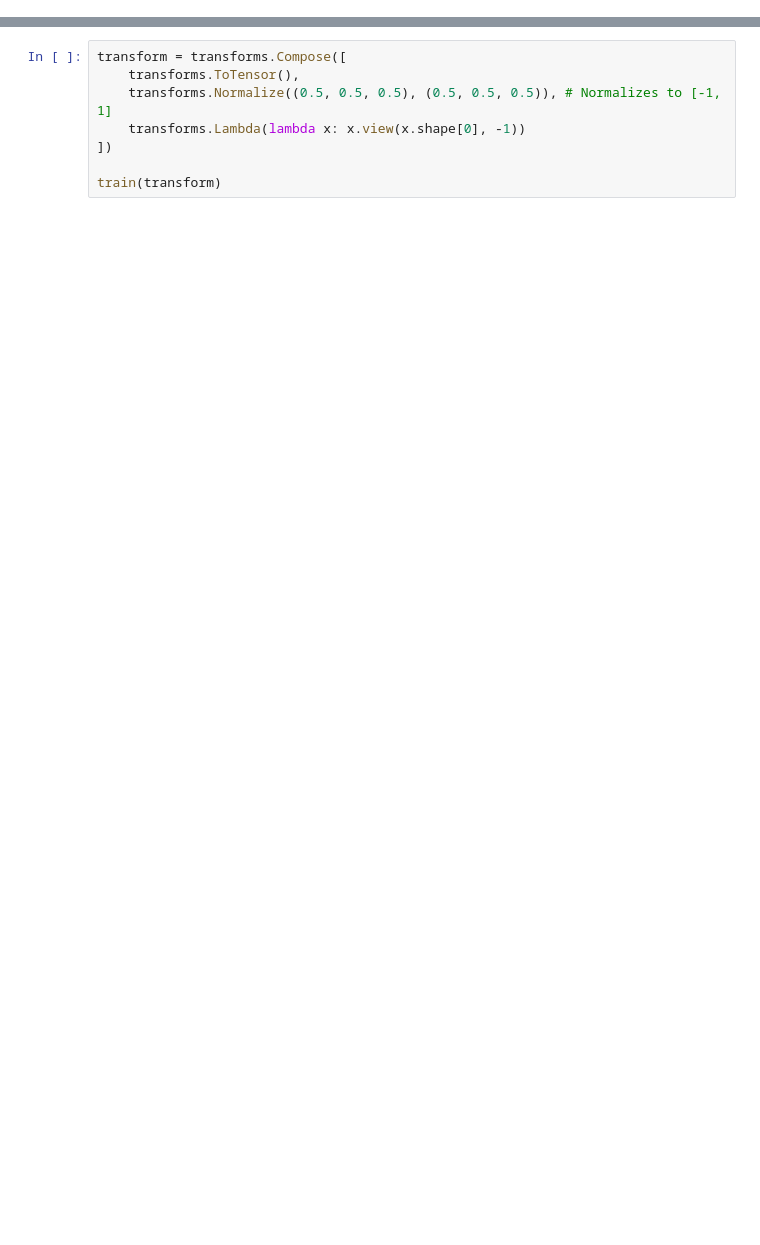
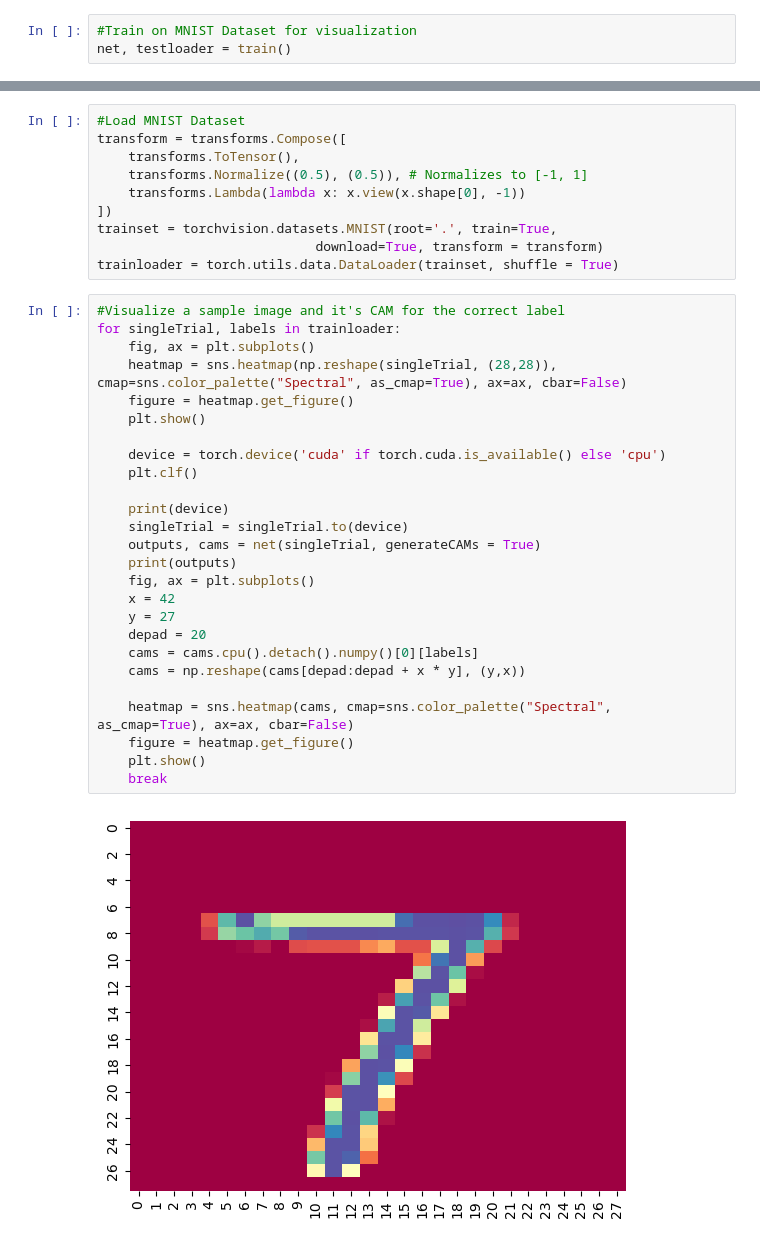
Before and after one commit to NeuralStorm/TCN-CAMs, a Jupyter notebook: tutorial.ipynb, the cells around one changed output, grey strips where cells are left out. Saved outputs shown, nothing was run; the diff lists cells and outputs as text; blank space fills up the shorter version.

Commit message:
Moved training loop and CAM generation
Moved the training loop and CAM generation code to separate files and made the CAM visualization in the tutorial notebook more illustrative

```diff
--- a/tutorial.ipynb
+++ b/tutorial.ipynb
@@ -161,0 +16,3 @@ def plot_cams(heats, num_classes):
+# %%
+#Train on MNIST Dataset for visualization
+net, testloader = train()
@@ -162,8 +33,38 @@ def plot_cams(heats, num_classes):
 # %%
+#Load MNIST Dataset
 transform = transforms.Compose([
     transforms.ToTensor(),
-    transforms.Normalize((0.5, 0.5, 0.5), (0.5, 0.5, 0.5)), # Normalizes to [-1, 1]
+    transforms.Normalize((0.5), (0.5)), # Normalizes to [-1, 1]
     transforms.Lambda(lambda x: x.view(x.shape[0], -1))
 ])
-
-train(transform)
+trainset = torchvision.datasets.MNIST(root='.', train=True,
+                            download=True, transform = transform)
+trainloader = torch.utils.data.DataLoader(trainset, shuffle = True)
+# %%
+#Visualize a sample image and it's CAM for the correct label
+for singleTrial, labels in trainloader:
+    fig, ax = plt.subplots()
+    heatmap = sns.heatmap(np.reshape(singleTrial, (28,28)), cmap=sns.color_palette("Spectral", as_cmap=True), ax=ax, cbar=False)
+    figure = heatmap.get_figure()
+    plt.show()
+
+    device = torch.device('cuda' if torch.cuda.is_available() else 'cpu')
+    plt.clf()
+
+    print(device)
+    singleTrial = singleTrial.to(device)
+    outputs, cams = net(singleTrial, generateCAMs = True)
+    print(outputs)
+    fig, ax = plt.subplots()
+    x = 42
+    y = 27
+    depad = 20
+    cams = cams.cpu().detach().numpy()[0][labels]
+    cams = np.reshape(cams[depad:depad + x * y], (y,x))
+
+    heatmap = sns.heatmap(cams, cmap=sns.color_palette("Spectral", as_cmap=True), ax=ax, cbar=False)
+    figure = heatmap.get_figure()
+    plt.show()
+    break
+# %% [output]
+[figure, added]
```
Also changed, not shown: parts of 6 cells of this notebook, 2 other files.
